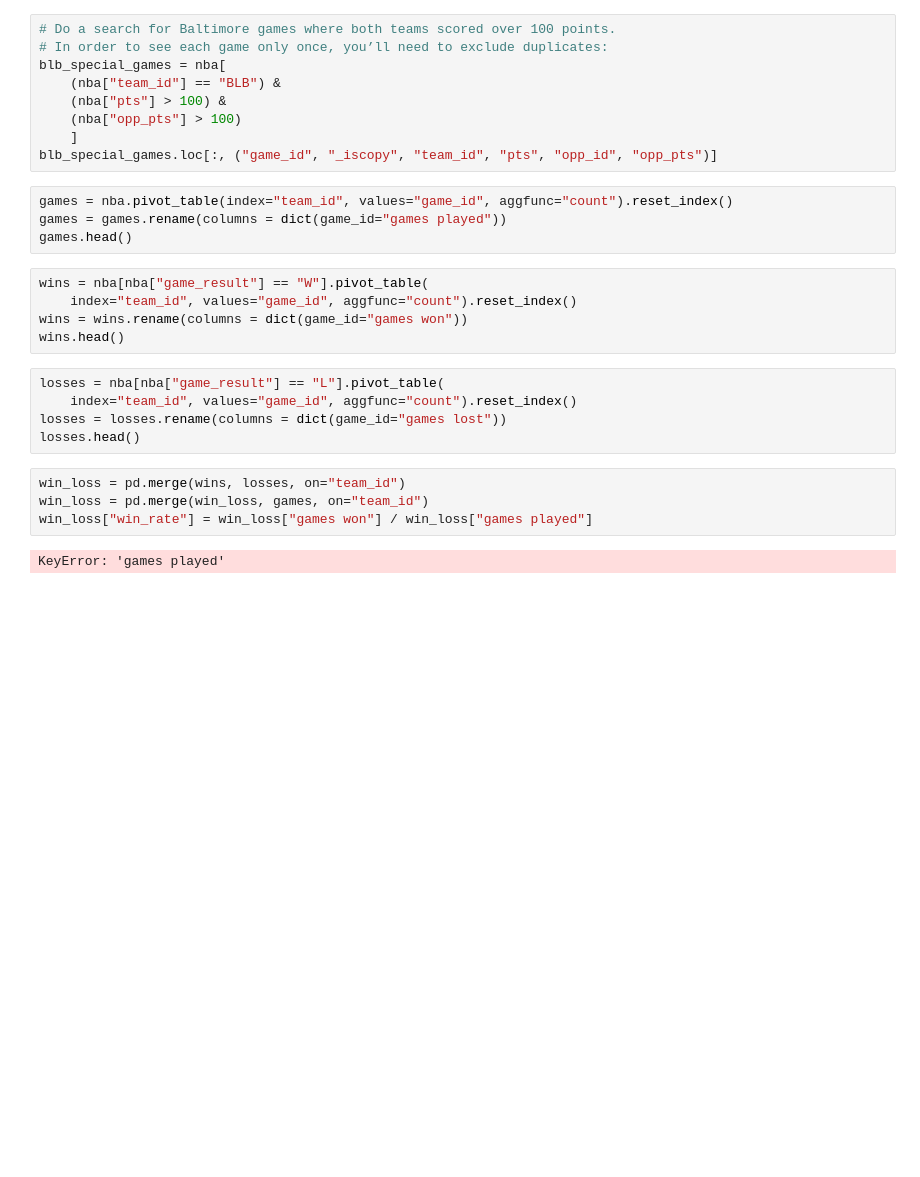
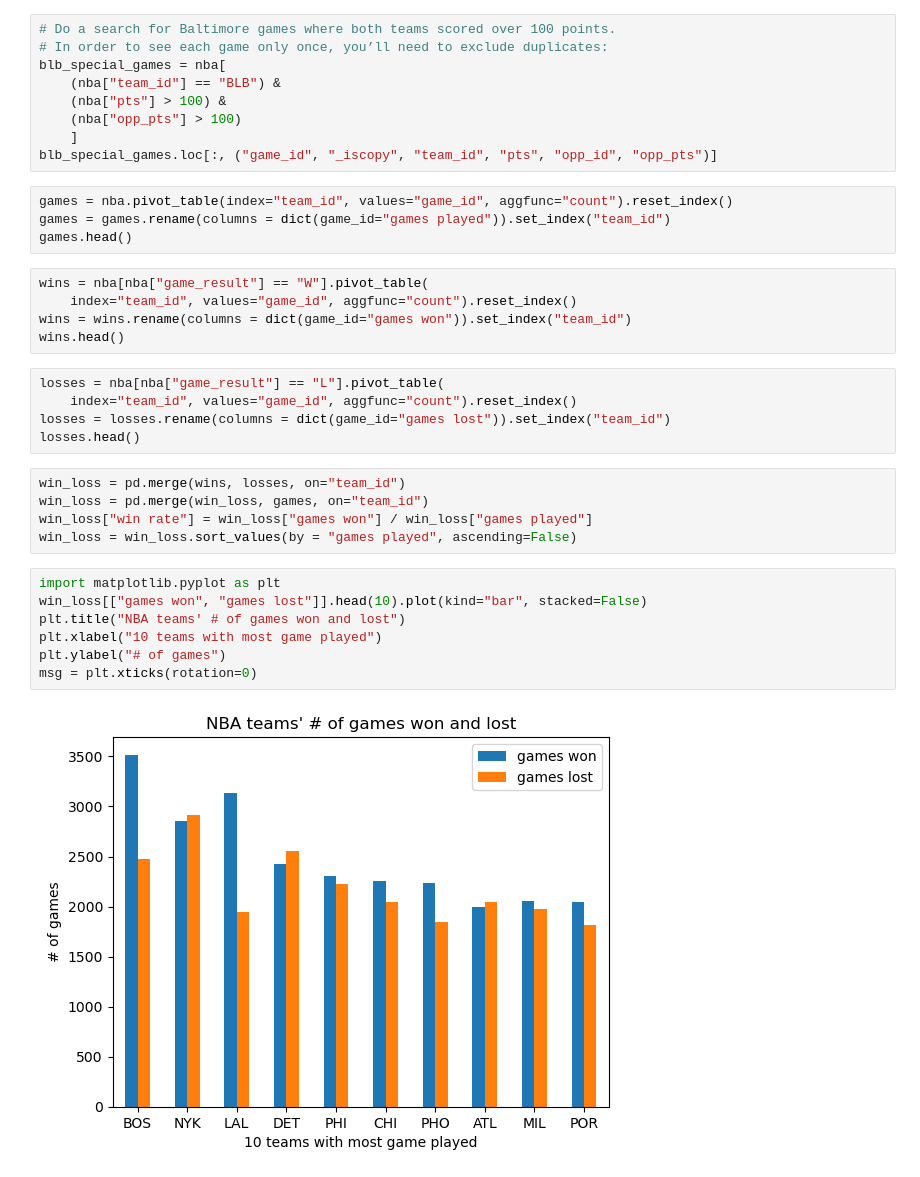
Before and after one commit to Yonghyeon-Portfolio/2023_sem1, a Jupyter notebook: DATA2001/pandas/real_python_tut/tutA_initial_glimpse.ipynb, the cells around one changed output. Saved outputs shown, nothing was run; the diff lists cells and outputs as text; blank space fills up the shorter version.

```diff
--- a/DATA2001/pandas/real_python_tut/tutA_initial_glimpse.ipynb
+++ b/DATA2001/pandas/real_python_tut/tutA_initial_glimpse.ipynb
@@ -44,21 +44,29 @@ blb_special_games = nba[
 blb_special_games.loc[:, ("game_id", "_iscopy", "team_id", "pts", "opp_id", "opp_pts")]
 # %%
 games = nba.pivot_table(index="team_id", values="game_id", aggfunc="count").reset_index()
-games = games.rename(columns = dict(game_id="games played"))
+games = games.rename(columns = dict(game_id="games played")).set_index("team_id")
 games.head()
 # %%
 wins = nba[nba["game_result"] == "W"].pivot_table(
     index="team_id", values="game_id", aggfunc="count").reset_index()
-wins = wins.rename(columns = dict(game_id="games won"))
+wins = wins.rename(columns = dict(game_id="games won")).set_index("team_id")
 wins.head()
 # %%
 losses = nba[nba["game_result"] == "L"].pivot_table(
     index="team_id", values="game_id", aggfunc="count").reset_index()
-losses = losses.rename(columns = dict(game_id="games lost"))
+losses = losses.rename(columns = dict(game_id="games lost")).set_index("team_id")
 losses.head()
 # %%
 win_loss = pd.merge(wins, losses, on="team_id")
 win_loss = pd.merge(win_loss, games, on="team_id")
-win_loss["win_rate"] = win_loss["games won"] / win_loss["games played"]
+win_loss["win rate"] = win_loss["games won"] / win_loss["games played"]
+win_loss = win_loss.sort_values(by = "games played", ascending=False)
-# %% [output]
-KeyError: 'games played'
+# %%
+import matplotlib.pyplot as plt
+win_loss[["games won", "games lost"]].head(10).plot(kind="bar", stacked=False)
+plt.title("NBA teams' # of games won and lost")
+plt.xlabel("10 teams with most game played")
+plt.ylabel("# of games")
+msg = plt.xticks(rotation=0)
+# %% [output]
+[figure, added]
```
Also changed, not shown: parts of 1 cell of this notebook, 5 other files.
